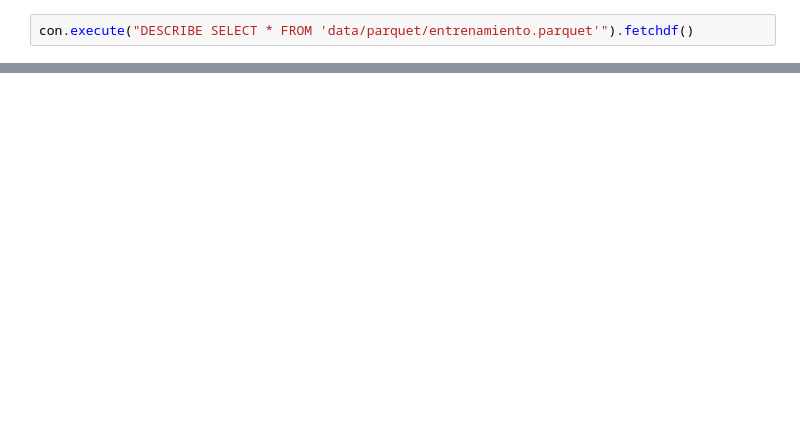
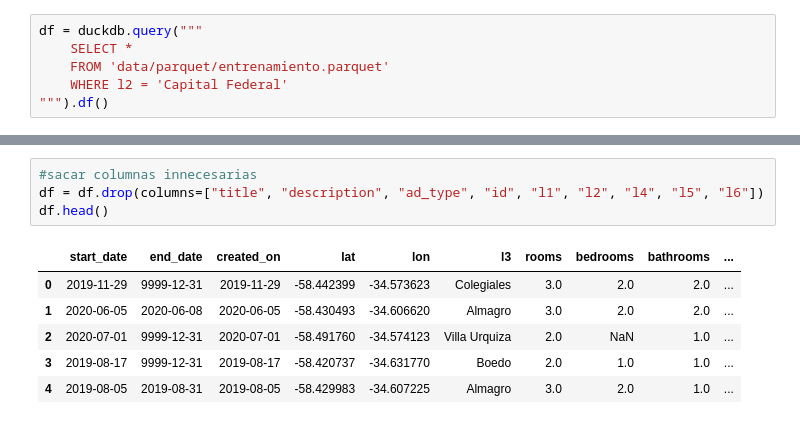
Before and after one commit to Pau-c/calculAR-propiedad, a Jupyter notebook: load_save_db.ipynb, the cells around one changed output, grey strips where cells are left out. Cells and saved outputs as stored; diff of their text form; blank space fills up the shorter version.

```diff
--- a/load_save_db.ipynb
+++ b/load_save_db.ipynb
@@ -58,2 +104,6 @@ print(preview_df)
 # %%
-con.execute("DESCRIBE SELECT * FROM 'data/parquet/entrenamiento.parquet'").fetchdf()
+df = duckdb.query("""
+    SELECT *
+    FROM 'data/parquet/entrenamiento.parquet'
+    WHERE l2 = 'Capital Federal'
+""").df()
@@ -77,0 +189,11 @@ con.execute("DESCRIBE SELECT * FROM 'data/parquet/entrenamiento.parquet'").fetch
+# %%
+#sacar columnas innecesarias
+df = df.drop(columns=["title", "description", "ad_type", "id", "l1", "l2", "l4", "l5", "l6"])
+df.head()
+# %% [output]
+|  | start_date | end_date | created_on | lat | lon | l3 | rooms | bedrooms | bathrooms | ... |
+| 0 | 2019-11-29 | 9999-12-31 | 2019-11-29 | -58.442399 | -34.573623 | Colegiales | 3.0 | 2.0 | 2.0 | ... |
+| 1 | 2020-06-05 | 2020-06-08 | 2020-06-05 | -58.430493 | -34.606620 | Almagro | 3.0 | 2.0 | 2.0 | ... |
+| 2 | 2020-07-01 | 9999-12-31 | 2020-07-01 | -58.491760 | -34.574123 | Villa Urquiza | 2.0 | NaN | 1.0 | ... |
+| 3 | 2019-08-17 | 9999-12-31 | 2019-08-17 | -58.420737 | -34.631770 | Boedo | 2.0 | 1.0 | 1.0 | ... |
+| 4 | 2019-08-05 | 2019-08-31 | 2019-08-05 | -58.429983 | -34.607225 | Almagro | 3.0 | 2.0 | 1.0 | ... |
```
Also changed, not shown: parts of 9 cells of this notebook, 3 other files.
